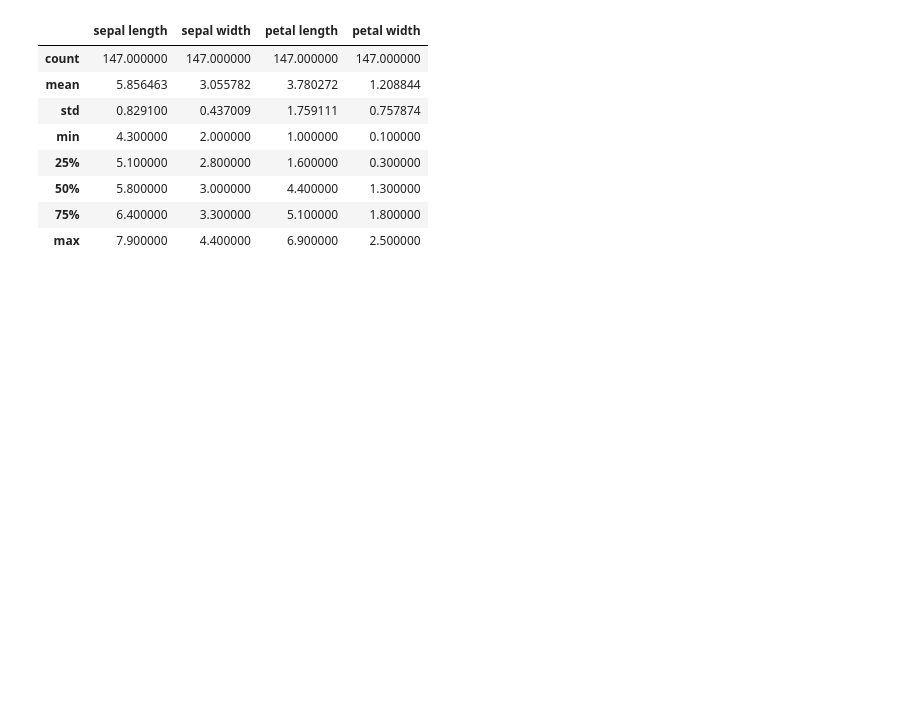
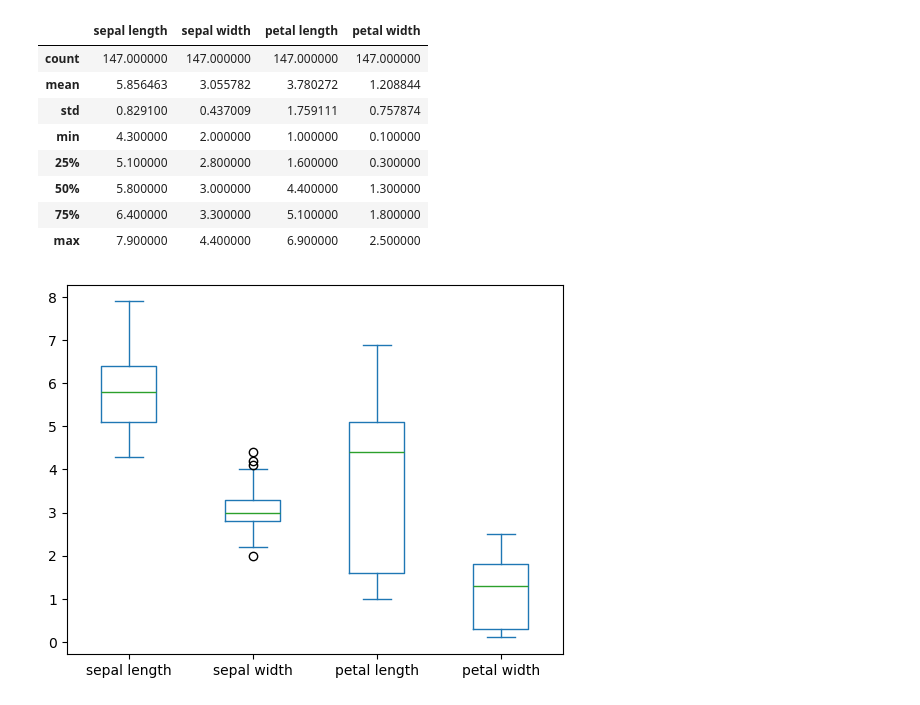
Before and after one commit to Glogover/pands-project, a Jupyter notebook: analysis.ipynb, the cells around one changed output. Cells and saved outputs as stored; diff of their text form; code cells hidden in the pictures; blank space fills up the shorter version.

```diff
--- a/analysis.ipynb
+++ b/analysis.ipynb
@@ -366,3 +366,7 @@ df5.describe() # Summary of all numeric columns (without duplicates)
 | 50% | 5.800000 | 3.000000 | 4.400000 | 1.300000 |
 | 75% | 6.400000 | 3.300000 | 5.100000 | 1.800000 |
 | max | 7.900000 | 4.400000 | 6.900000 | 2.500000 |
+# %%
+df5.plot(kind='box'); # Box plots for data without duplicates
+# %% [output]
+[figure, added]
```
Also changed, not shown: parts of 29 cells of this notebook, 1 other file.
